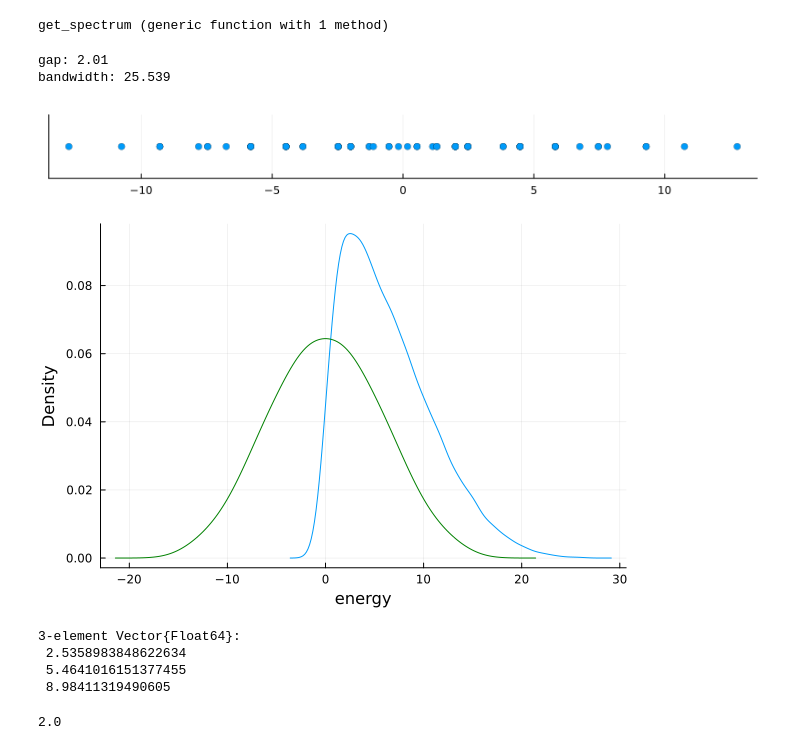
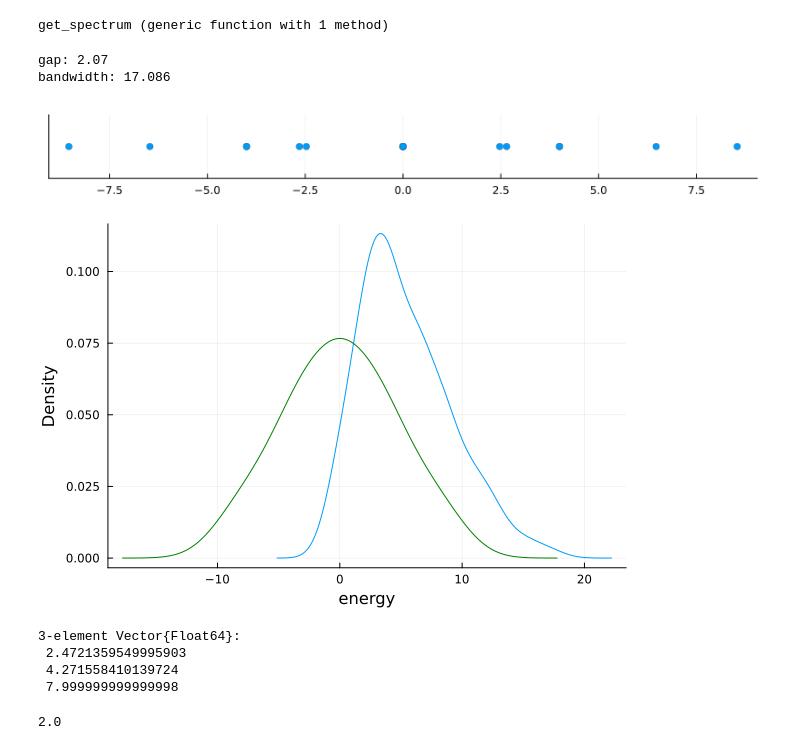
Before and after one commit to gabrielmaresch/groundstate_prep, a Jupyter notebook: diagnostic.ipynb, the cells around one changed output. Drawn from its saved outputs; the diff is of its cells as text; code cells hidden in the pictures.

```diff
--- a/diagnostic.ipynb
+++ b/diagnostic.ipynb
@@ -15,16 +15,16 @@ include("ed.jl")
 # %% [output]
 get_spectrum (generic function with 1 method)
 # %%
-H = transverse_ising_hamiltonian(6, 1, 2);
+H = transverse_ising_hamiltonian(4, 1, 2);
 s = get_spectrum(H)
 println("gap: ", round(s[2]-s[1], digits =2))
 println("bandwidth: ", round(s[end]-s[1],digits=3))
 
 scatter(s, zeros(length(s)), ylim=(-1,1),yticks=false, ylabel="", label="", aspect_ratio=:auto, size=(800,100))
 # %% [output]
-gap: 2.01
-bandwidth: 25.539
+gap: 2.07
+bandwidth: 17.086
-[figure, old version]
+[figure, new version]
 # %%
 bohr = Float64[]
 for i in 1:(length(s)-1)
@@ -42,11 +42,11 @@ display(p)
 
 quantile(bohr, [0.25, 0.5, 0.75])  # 25%, 50% (median), and 75% quantiles
 # %% [output]
-[figure, old version]
+[figure, new version]
 3-element Vector{Float64}:
- 2.5358983848622634
- 5.4641016151377455
- 8.98411319490605
+ 2.4721359549995903
+ 4.271558410139724
+ 7.999999999999998
 # %%
 h = fit(Histogram, bohr, nbins=30)
 peak_bin = argmax(h.weights)
```
Also changed, not shown: 7 other files.
